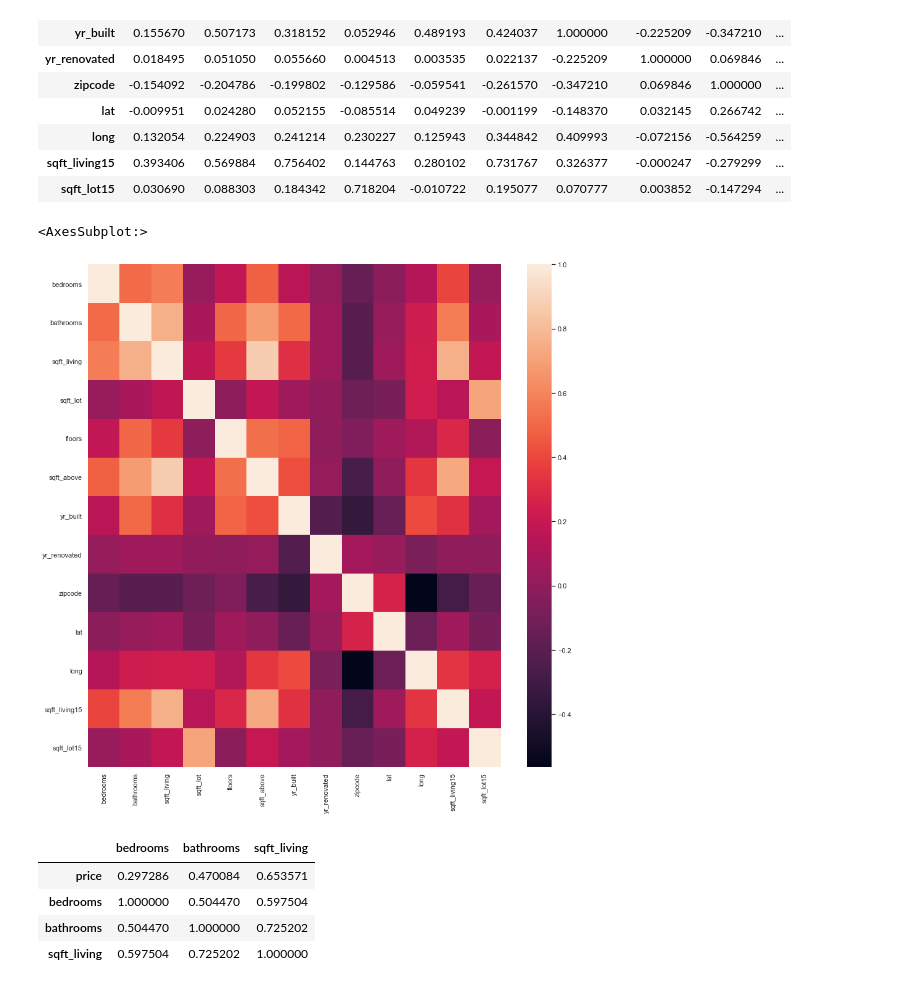
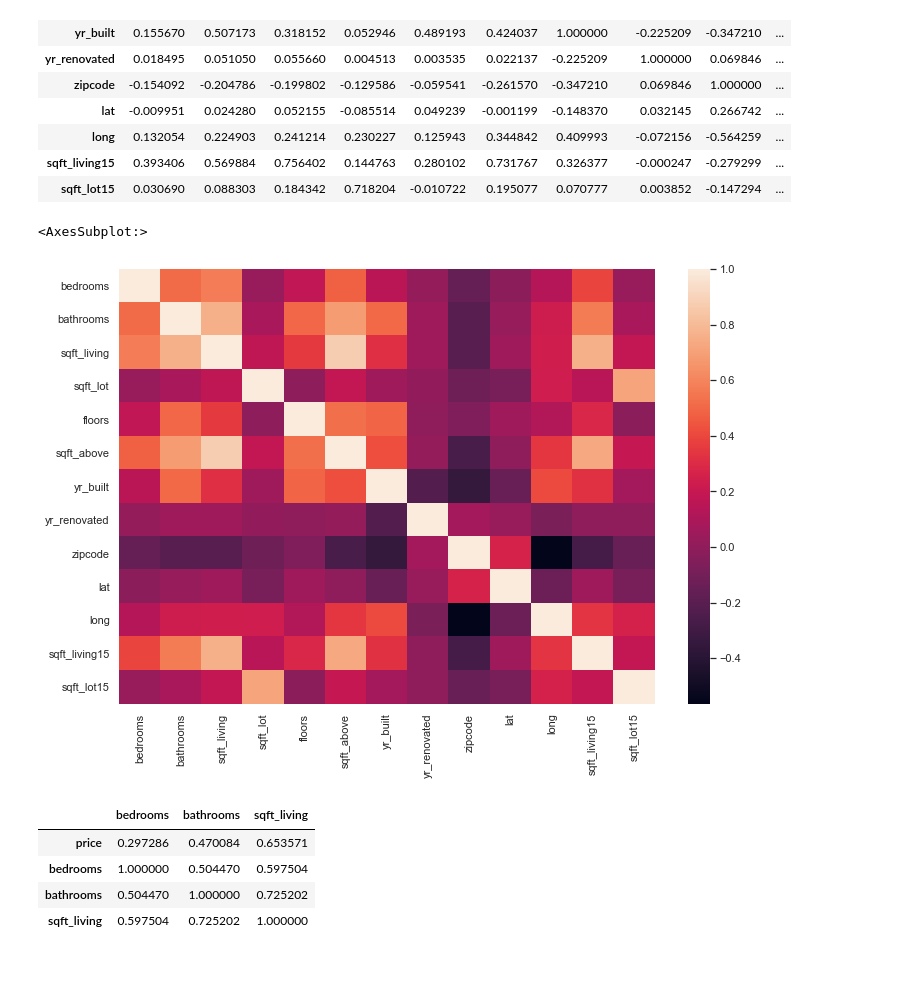
Before and after one commit to jaymhart76/project_2_KC, a Jupyter notebook: Student_project.ipynb, the cells around one changed output. Drawn from its saved outputs; the diff is of its cells as text; code cells hidden in the pictures.

Commit message:
Updated visualizations

```diff
--- a/Student_project.ipynb
+++ b/Student_project.ipynb
@@ -653,11 +653,11 @@ data.drop(['id', 'price'], axis=1).corr()
 | sqft_living15 | 0.393406 | 0.569884 | 0.756402 | 0.144763 | 0.280102 | 0.731767 | 0.326377 | -0.000247 | -0.279299 | ... |
 | sqft_lot15 | 0.030690 | 0.088303 | 0.184342 | 0.718204 | -0.010722 | 0.195077 | 0.070777 | 0.003852 | -0.147294 | ... |
 # %%
-sns.set(rc={'figure.figsize':(15,15)})
+sns.set(rc={'figure.figsize':(12,8)})
 sns.heatmap(data.drop(['price', 'id'], axis=1).corr())
 # %% [output]
 <AxesSubplot:>
-[figure, old version]
+[figure, new version]
 # %%
 data_filtered.corr()[['bedrooms', 'bathrooms', 'sqft_living']]
 # %% [output]
```
Also changed, not shown: parts of 34 cells of this notebook.
